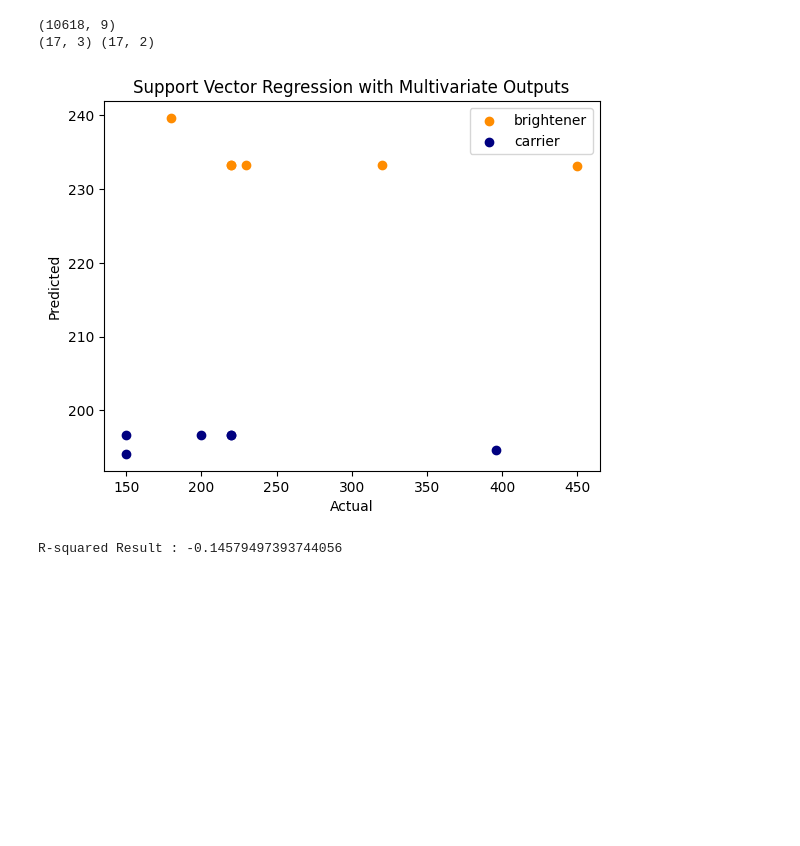
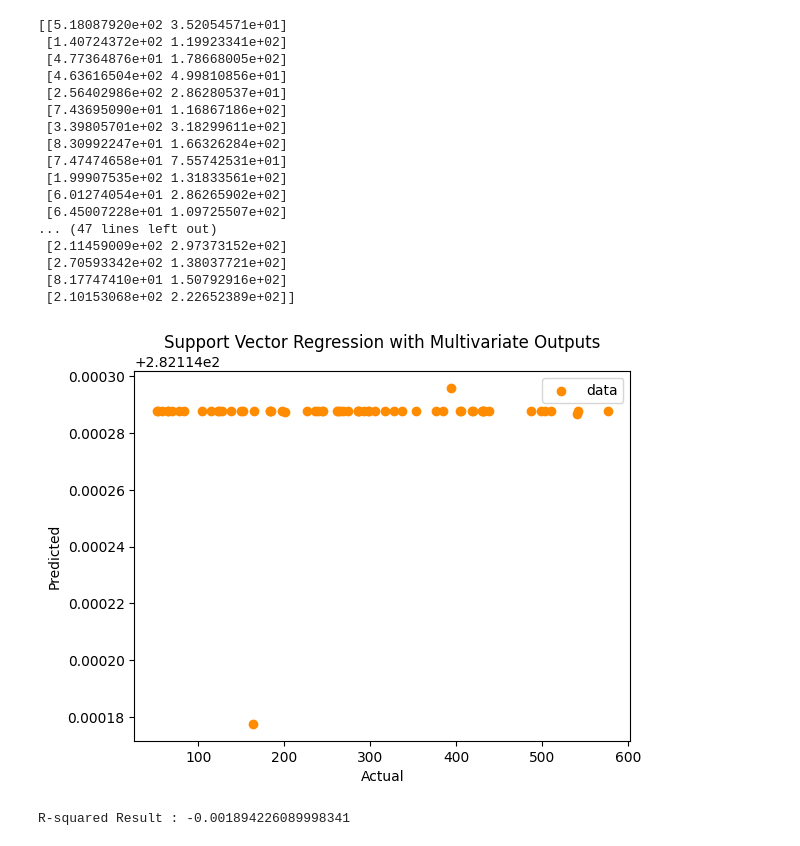
Before and after one commit to elecun/flame-ffc-model, a Jupyter notebook: basic2.ipynb, the cells around one changed output. Drawn from its saved outputs; the diff is of its cells as text; code cells hidden in the pictures; blank space fills up the shorter version.

```diff
--- a/basic2.ipynb
+++ b/basic2.ipynb
@@ -193,19 +190,24 @@ print(resampled.shape)
 # %%
 import scipy.stats as stats
+import seaborn as sns
 
 x1 = raw_prepared.loc[:,"optime_min"].ravel()
 x2 = raw_prepared.loc[:,"add_amount_brightener"].ravel()
+x3 = raw_prepared.loc[:,"add_amount_carrier"].ravel()
 
-# x1 = stats.zscore(resampled[:,0])
-# x2 = stats.zscore(resampled[:,2])
-# x1 = stats.zscore(x1)
-# x2 = stats.zscore(x2)
+
+X = raw_prepared.loc[:,["optime_min", "add_amount_brightener", "add_amount_carrier", "velocity_mean", "voltage_mean", "ampere_mean", "cs_mean", "sa_mean", "c_mean", "tension_mean", "temperature_mean"]]
+corr = X.corr()
+
+sns.heatmap(corr, cmap='viridis')
+plt.show()
+print(corr)
 
 # Linearity Verification
-pearson_correlation = np.corrcoef(x1, x2)[0, 1]
-print(f"Pearson Correlation Coefficient: {pearson_correlation}")
+pearson_correlation = np.corrcoef(x1, x3)[0, 1]
+print(f"Pearson Correlation Coefficient(optime-brightener): {pearson_correlation}")
 
-from scipy.stats import spearmanr
-spearman_correlation, _ = spearmanr(x1, x2)
-print(f"Spearman's Rank Correlation Coefficient: {spearman_correlation}")
+# from scipy.stats import spearmanr
+spearman_correlation, _ = stats.spearmanr(x1, x3)
+print(f"Spearman's Rank Correlation Coefficient(optime-brightener): {spearman_correlation}")
 # %% [output]
@@ -222,11 +240,23 @@ from sklearn.metrics import r2_score
 
 
 # for multivariate output
-enable_multioutput = True
+enable_multioutput = False
+
+sid={"optime":0,
+     "brightener":1,
+     "carrier":2,
+     "voltage":3,
+     "ampere":4,
+     "temperature":5,
+     "cs":6,
+     "sa":7,
+     "c":8,
+     "velocity":9,
+     "tension":10}
 
 if enable_multioutput:
-    X = resampled[:, [0,3,4,5,6,7,8,9,10]]
-    y = resampled[:, [1,2]] # brightener, carrier
+    X = resampled[:, [sid["optime"],sid["voltage"], sid["ampere"], sid["cs"]]]
+    y = resampled[:, [sid["brightener"], sid["carrier"]]] # brightener, carrier
     # X = np.array([
     #     raw_prepared.loc[:,"optime_min"].ravel(),
     #     raw_prepared.loc[:,"cs_mean"].ravel(),
@@ -248,37 +278,52 @@ if enable_multioutput:
     plt.ylabel('Predicted')
     plt.title('Support Vector Regression with Multivariate Outputs')
     plt.legend()
     plt.show()
 
     r2 = r2_score(y_test, y_pred)
     print(f"R-squared Result : {r2}")
 
 else:
     X = resampled[:, [6,7]]
     y = resampled[:, [1]] # brightener, carrier
     X_train, X_test, y_train, y_test = train_test_split(X, y, test_size=0.3, random_state=42)
     svr = SVR(kernel='rbf', C=1000, gamma='auto', epsilon=0.01)
     print(X_test)
 
     svr.fit(X_train, y_train)
     y_pred = svr.predict(X_test)
     plt.scatter(y_test, y_pred, color='darkorange', label='data')
     plt.xlabel('Actual')
     plt.ylabel('Predicted')
     plt.title('Support Vector Regression with Multivariate Outputs')
     plt.legend()
     plt.show()
 
     r2 = r2_score(y_test, y_pred)
     print(f"R-squared Result : {r2}")
 
 
 # print("Train data shape : ", X_train.shape, y_train.shape)
 # %% [output]
-(10618, 9)
-(17, 3) (17, 2)
+[[5.18087920e+02 3.52054571e+01]
+ [1.40724372e+02 1.19923341e+02]
+ [4.77364876e+01 1.78668005e+02]
+ [4.63616504e+02 4.99810856e+01]
+ [2.56402986e+02 2.86280537e+01]
+ [7.43695090e+01 1.16867186e+02]
+ [3.39805701e+02 3.18299611e+02]
+ [8.30992247e+01 1.66326284e+02]
+ [7.47474658e+01 7.55742531e+01]
+ [1.99907535e+02 1.31833561e+02]
+ [6.01274054e+01 2.86265902e+02]
+ [6.45007228e+01 1.09725507e+02]
+... (47 lines left out)
+ [2.11459009e+02 2.97373152e+02]
+ [2.70593342e+02 1.38037721e+02]
+ [8.17747410e+01 1.50792916e+02]
+ [2.10153068e+02 2.22652389e+02]]
-[figure, old version]
+[figure, new version]
-R-squared Result : -0.14579497393744056
+R-squared Result : -0.001894226089998341
 # %%
 # multivariate multi layer perceptron
 import numpy as np
```
Also changed, not shown: parts of 3 cells of this notebook, 5 other files.
